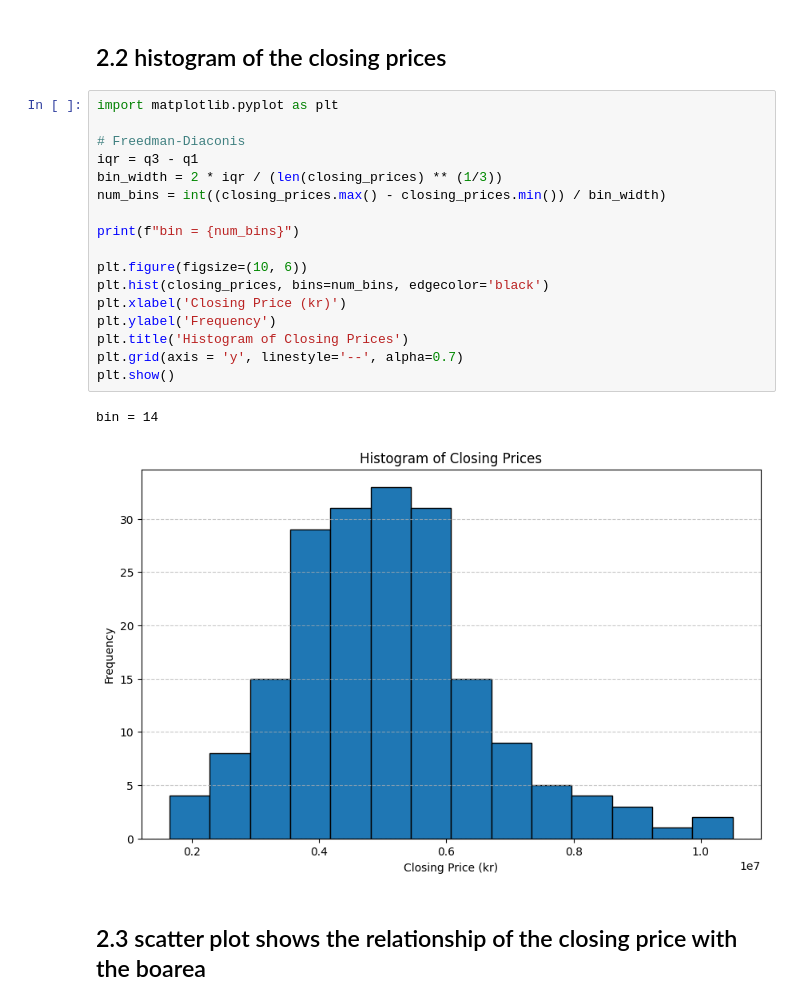
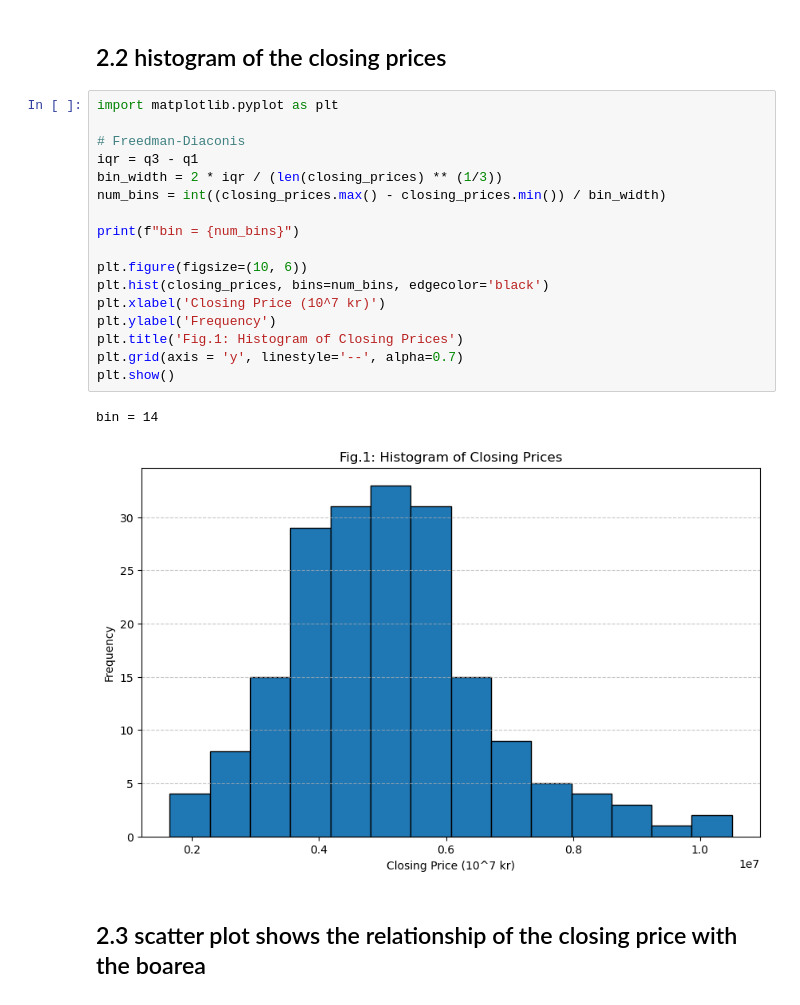
Before and after one commit to amamiya-yuuko-1225/DSAI_group26, a Jupyter notebook: lab2/lab2.ipynb, the cells around one changed output. Cells and saved outputs as stored; diff of their text form.

```diff
--- a/lab2/lab2.ipynb
+++ b/lab2/lab2.ipynb
@@ -139,23 +189,23 @@ Maximum: 10500000
 # %%
 import matplotlib.pyplot as plt
 
 # Freedman-Diaconis
 iqr = q3 - q1
 bin_width = 2 * iqr / (len(closing_prices) ** (1/3))
 num_bins = int((closing_prices.max() - closing_prices.min()) / bin_width)
 
 print(f"bin = {num_bins}")
 
 plt.figure(figsize=(10, 6))
 plt.hist(closing_prices, bins=num_bins, edgecolor='black')
-plt.xlabel('Closing Price (kr)')
+plt.xlabel('Closing Price (10^7 kr)')
 plt.ylabel('Frequency')
-plt.title('Histogram of Closing Prices')
+plt.title('Fig.1: Histogram of Closing Prices')
 plt.grid(axis = 'y', linestyle='--', alpha=0.7)
 plt.show()
 # %% [output]
 bin = 14
-[figure, old version]
+[figure, new version]
 # %% [markdown]
 ## 2.3 scatter plot shows the relationship of the closing price with the boarea
 # %%
```
Also changed, not shown: parts of 9 cells of this notebook, 1 other file.
